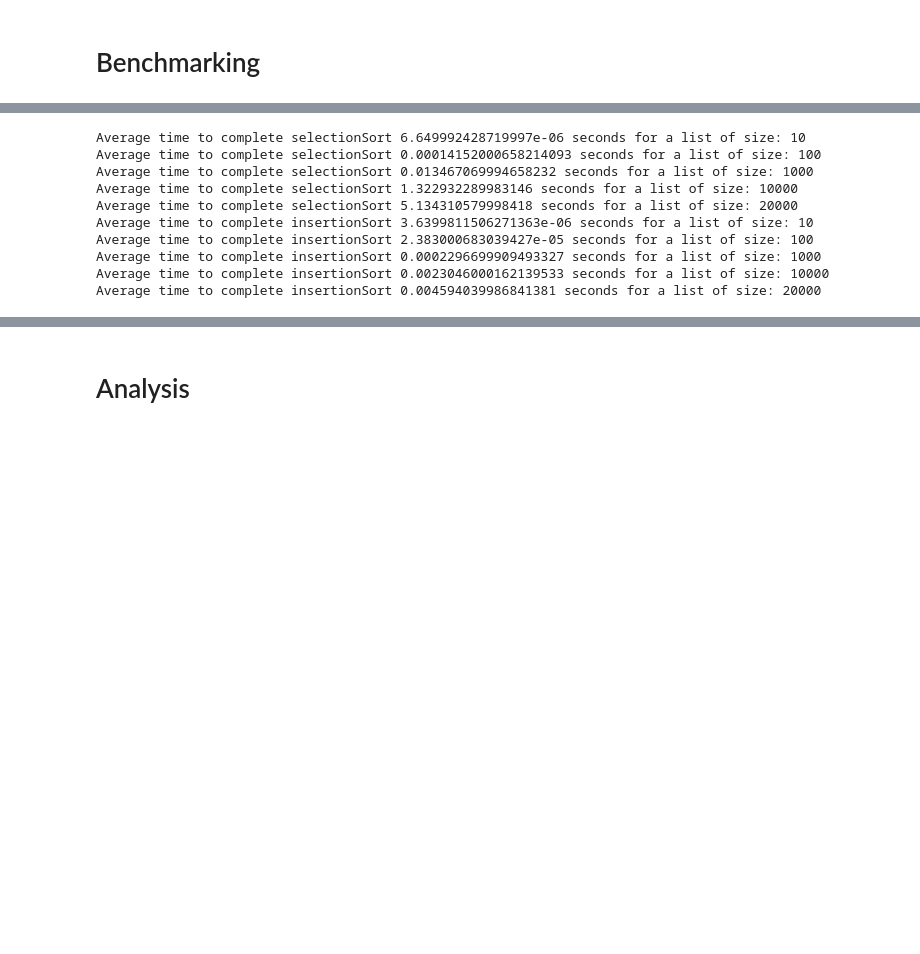
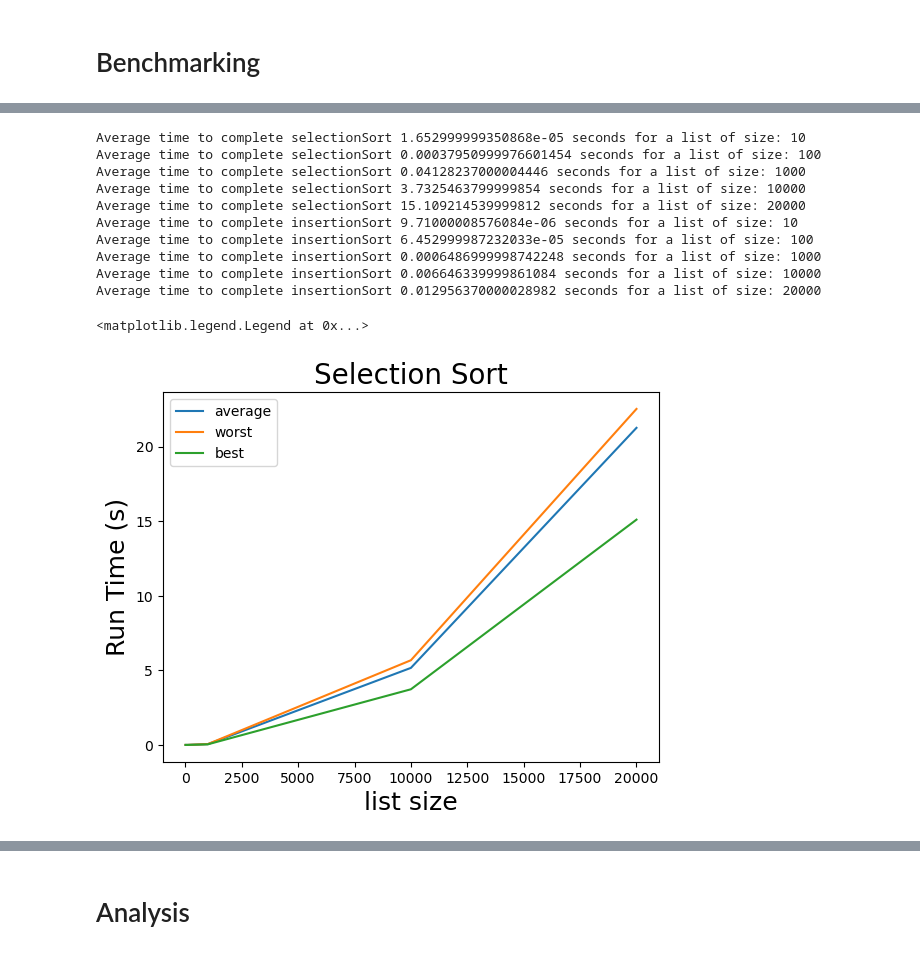
Before and after one commit to littond/CSC3310-Program2, a Jupyter notebook: Program2.ipynb, the cells around one changed output, grey strips where cells are left out. Saved outputs shown, nothing was run; the diff lists cells and outputs as text; code cells hidden in the pictures; blank space fills up the shorter version.

Commit message:
added analysis graphs

```diff
--- a/Program2.ipynb
+++ b/Program2.ipynb
@@ -118,6 +118,8 @@ def benchmark(sorting_algorithm, input_list):
     avg_time = elapsed_time / 10
 
     print ("Average time to complete " + sorting_algorithm.__name__  + " " + str(avg_time) + " seconds for a list of size: " + str(len(input_list)))
+
+    return avg_time
 # %%
 import random
 
@@ -188,23 +194,42 @@ Average time to complete insertionSort 10.823558840015902 seconds for a list of
 # %%
-#Already sorted lists
-benchmark(selectionSort,list_10_sorted)
-benchmark(selectionSort,list_100_sorted)
-benchmark(selectionSort,list_1000_sorted)
-benchmark(selectionSort,list_10000_sorted)
-benchmark(selectionSort,list_20000_sorted)
-benchmark(insertionSort,list_10_sorted)
-benchmark(insertionSort,list_100_sorted)
-benchmark(insertionSort,list_1000_sorted)
-benchmark(insertionSort,list_10000_sorted)
-benchmark(insertionSort,list_20000_sorted)
+#Already sorted lists (best case)
+best_selectionSort_list = []
+best_selectionSort_list.append(benchmark(selectionSort,list_10_sorted))
+best_selectionSort_list.append(benchmark(selectionSort,list_100_sorted))
+best_selectionSort_list.append(benchmark(selectionSort,list_1000_sorted))
+best_selectionSort_list.append(benchmark(selectionSort,list_10000_sorted))
+best_selectionSort_list.append(benchmark(selectionSort,list_20000_sorted))
+
+best_insertionSort_list = []
+best_insertionSort_list.append(benchmark(insertionSort,list_10_sorted))
+best_insertionSort_list.append(benchmark(insertionSort,list_100_sorted))
+best_insertionSort_list.append(benchmark(insertionSort,list_1000_sorted))
+best_insertionSort_list.append(benchmark(insertionSort,list_10000_sorted))
+best_insertionSort_list.append(benchmark(insertionSort,list_20000_sorted))
 # %% [output]
-Average time to complete selectionSort 6.649992428719997e-06 seconds for a list of size: 10
-Average time to complete selectionSort 0.00014152000658214093 seconds for a list of size: 100
-Average time to complete selectionSort 0.013467069994658232 seconds for a list of size: 1000
-Average time to complete selectionSort 1.322932289983146 seconds for a list of size: 10000
-Average time to complete selectionSort 5.134310579998418 seconds for a list of size: 20000
-Average time to complete insertionSort 3.6399811506271363e-06 seconds for a list of size: 10
-Average time to complete insertionSort 2.383000683039427e-05 seconds for a list of size: 100
-Average time to complete insertionSort 0.0002296699909493327 seconds for a list of size: 1000
-Average time to complete insertionSort 0.0023046000162139533 seconds for a list of size: 10000
-Average time to complete insertionSort 0.004594039986841381 seconds for a list of size: 20000
+Average time to complete selectionSort 1.652999999350868e-05 seconds for a list of size: 10
+Average time to complete selectionSort 0.00037950999976601454 seconds for a list of size: 100
+Average time to complete selectionSort 0.04128237000004446 seconds for a list of size: 1000
+Average time to complete selectionSort 3.7325463799999854 seconds for a list of size: 10000
+Average time to complete selectionSort 15.109214539999812 seconds for a list of size: 20000
+Average time to complete insertionSort 9.71000008576084e-06 seconds for a list of size: 10
+Average time to complete insertionSort 6.452999987232033e-05 seconds for a list of size: 100
+Average time to complete insertionSort 0.0006486999998742248 seconds for a list of size: 1000
+Average time to complete insertionSort 0.006646339999861084 seconds for a list of size: 10000
+Average time to complete insertionSort 0.012956370000028982 seconds for a list of size: 20000
+# %%
+import matplotlib.pyplot as plt
+
+list_sizes = [10, 100, 1000, 10000, 20000]
+# %%
+# plot all selection sort
+plt.plot(list_sizes, avg_selectionSort_list, label="average")
+plt.plot(list_sizes, worst_selectionSort_list, label="worst")
+plt.plot(list_sizes, best_selectionSort_list, label="best")
+plt.xlabel("list size", fontsize=18)
+plt.ylabel("Run Time (s)", fontsize=18)
+plt.title("Selection Sort", fontsize=20)
+plt.legend()
+# %% [output]
+<matplotlib.legend.Legend at 0x...>
+[figure, added]
```
Also changed, not shown: parts of 7 cells of this notebook.
